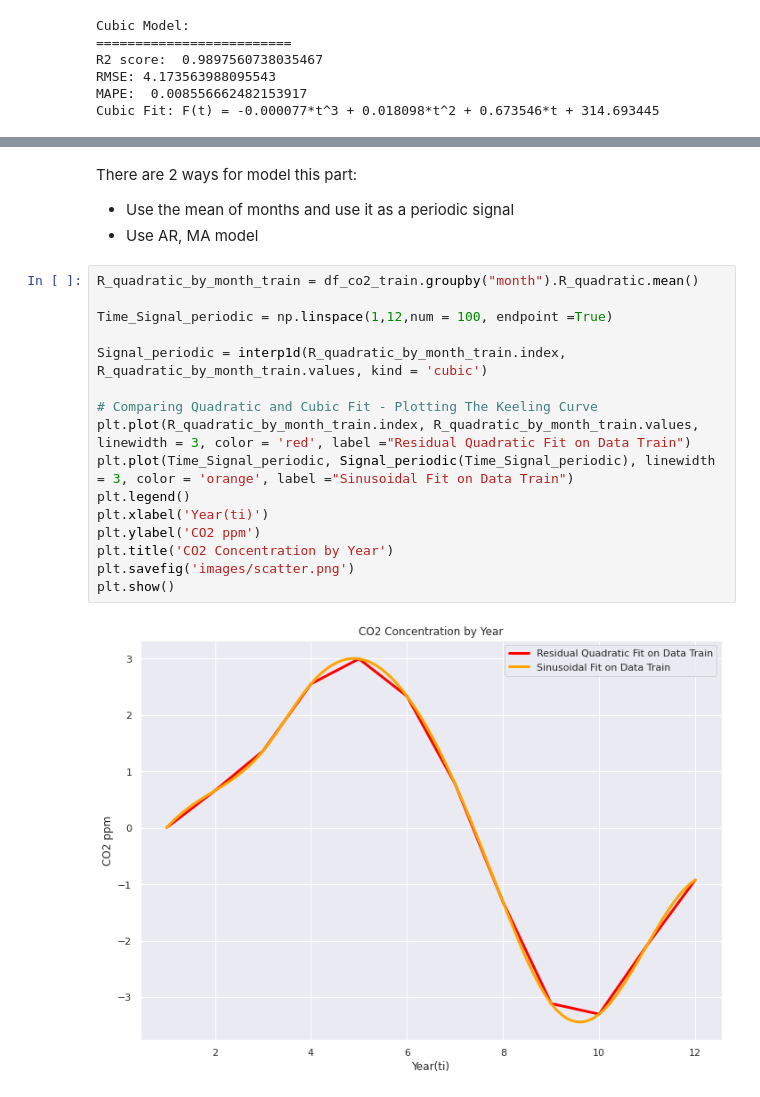
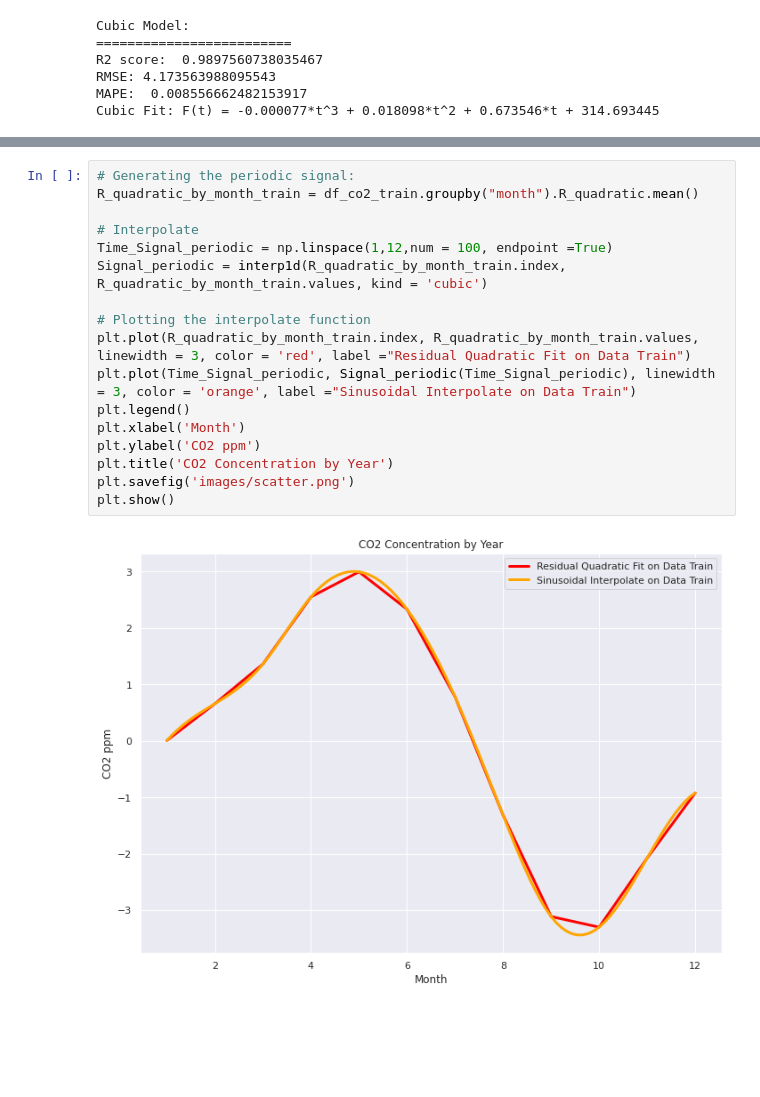
Before and after one commit to yonkeenn/projectForecastingCO2, a Jupyter notebook: projectForcastingC02.ipynb, the cells around one changed output, grey strips where cells are left out. Cells and saved outputs as stored; diff of their text form; blank space fills up the shorter version.

```diff
--- a/projectForcastingC02.ipynb
+++ b/projectForcastingC02.ipynb
@@ -285,22 +282,19 @@ See the caveats in the documentation: https://pandas.pydata.org/pandas-docs/stab
-# %% [markdown]
-There are 2 ways for model this part:
-- Use the mean of months and use it as a periodic signal
-- Use AR, MA model
 # %%
+# Generating the periodic signal:
 R_quadratic_by_month_train = df_co2_train.groupby("month").R_quadratic.mean()
 
+# Interpolate
 Time_Signal_periodic = np.linspace(1,12,num = 100, endpoint =True)
-
 Signal_periodic = interp1d(R_quadratic_by_month_train.index, R_quadratic_by_month_train.values, kind = 'cubic')
 
-# Comparing Quadratic and Cubic Fit - Plotting The Keeling Curve
+# Plotting the interpolate function
 plt.plot(R_quadratic_by_month_train.index, R_quadratic_by_month_train.values, linewidth = 3, color = 'red', label ="Residual Quadratic Fit on Data Train")
-plt.plot(Time_Signal_periodic, Signal_periodic(Time_Signal_periodic), linewidth = 3, color = 'orange', label ="Sinusoidal Fit on Data Train")
+plt.plot(Time_Signal_periodic, Signal_periodic(Time_Signal_periodic), linewidth = 3, color = 'orange', label ="Sinusoidal Interpolate on Data Train")
 plt.legend()
-plt.xlabel('Year(ti)')
+plt.xlabel('Month')
 plt.ylabel('CO2 ppm')
 plt.title('CO2 Concentration by Year')
 plt.savefig('images/scatter.png')
 plt.show()
 # %% [output]
-[figure, old version]
+[figure, new version]
```
Also changed, not shown: parts of 19 cells of this notebook, 3 other files.
